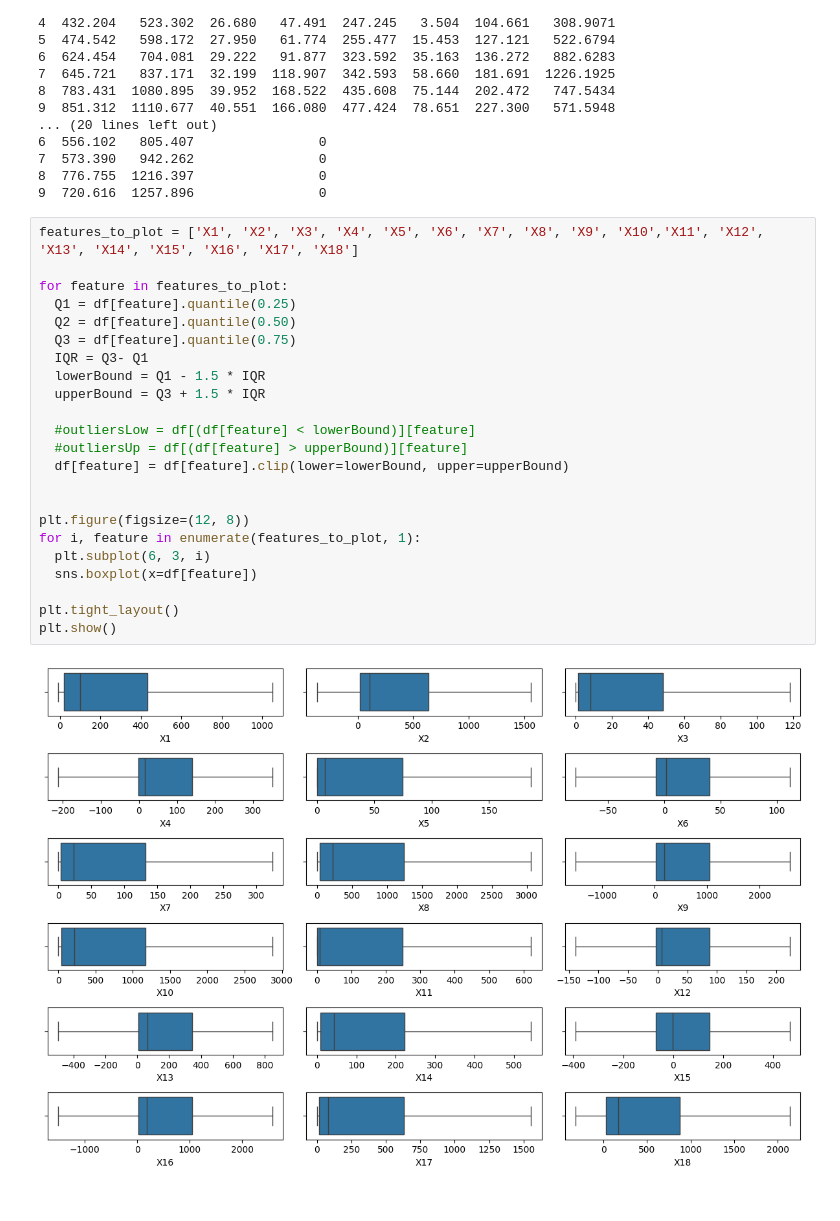
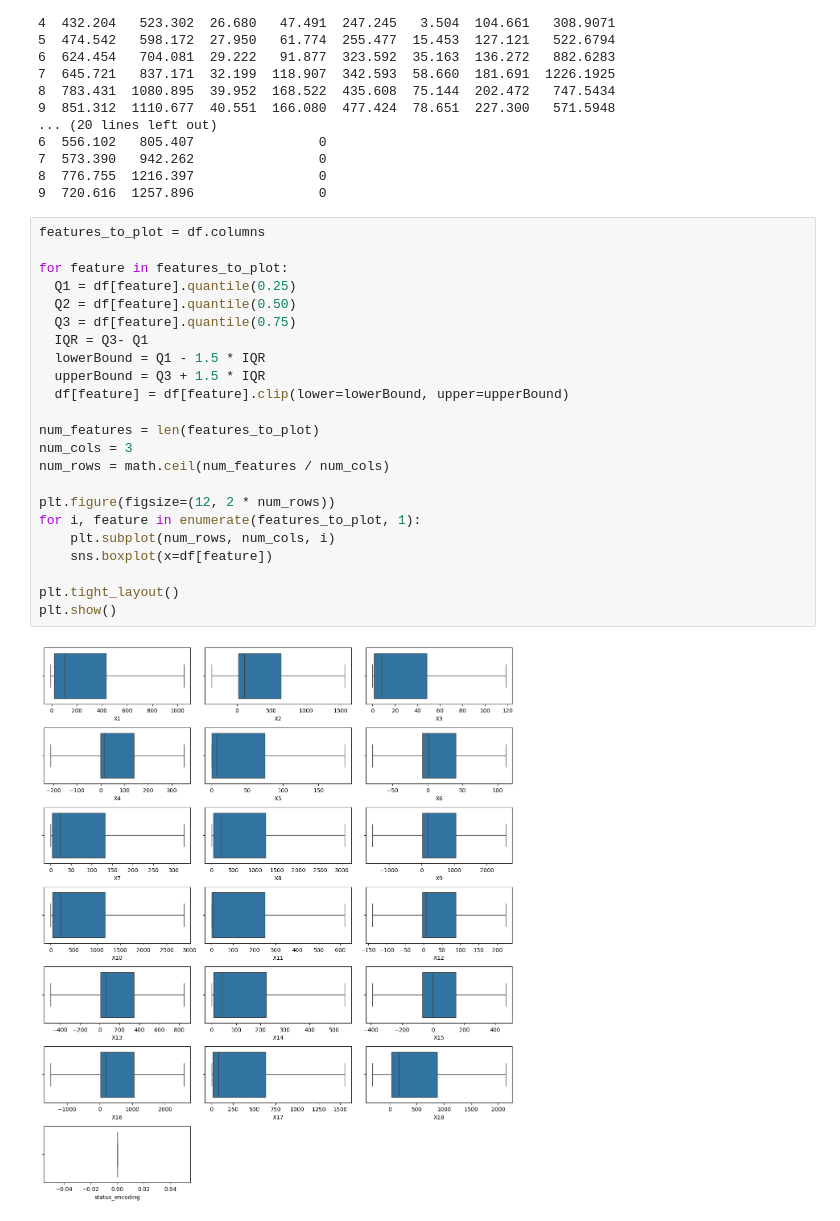
Before and after one commit to dovelover145/Bankruptcy-Prediction, a Jupyter notebook: bankruptcy_pred.ipynb, the cells around one changed output. Saved outputs shown, nothing was run; the diff lists cells and outputs as text.

```diff
--- a/bankruptcy_pred.ipynb
+++ b/bankruptcy_pred.ipynb
@@ -80,30 +82,30 @@ Labels in the dataset: ['alive' 'failed']
 8  776.755  1216.397                0
 9  720.616  1257.896                0
 # %%
-features_to_plot = ['X1', 'X2', 'X3', 'X4', 'X5', 'X6', 'X7', 'X8', 'X9', 'X10','X11', 'X12', 'X13', 'X14', 'X15', 'X16', 'X17', 'X18']
+features_to_plot = df.columns
 
 for feature in features_to_plot:
   Q1 = df[feature].quantile(0.25)
   Q2 = df[feature].quantile(0.50)
   Q3 = df[feature].quantile(0.75)
   IQR = Q3- Q1
   lowerBound = Q1 - 1.5 * IQR
   upperBound = Q3 + 1.5 * IQR
-
-  #outliersLow = df[(df[feature] < lowerBound)][feature]
-  #outliersUp = df[(df[feature] > upperBound)][feature]
   df[feature] = df[feature].clip(lower=lowerBound, upper=upperBound)
 
+num_features = len(features_to_plot)
+num_cols = 3
+num_rows = math.ceil(num_features / num_cols)
 
-plt.figure(figsize=(12, 8))
+plt.figure(figsize=(12, 2 * num_rows))
 for i, feature in enumerate(features_to_plot, 1):
-  plt.subplot(6, 3, i)
-  sns.boxplot(x=df[feature])
+    plt.subplot(num_rows, num_cols, i)
+    sns.boxplot(x=df[feature])
 
 plt.tight_layout()
 plt.show()
 # %% [output]
-[figure, old version]
+[figure, new version]
 # %%
 # Data Scaling/Standardization
 
```
Also changed, not shown: parts of 2 cells of this notebook.
